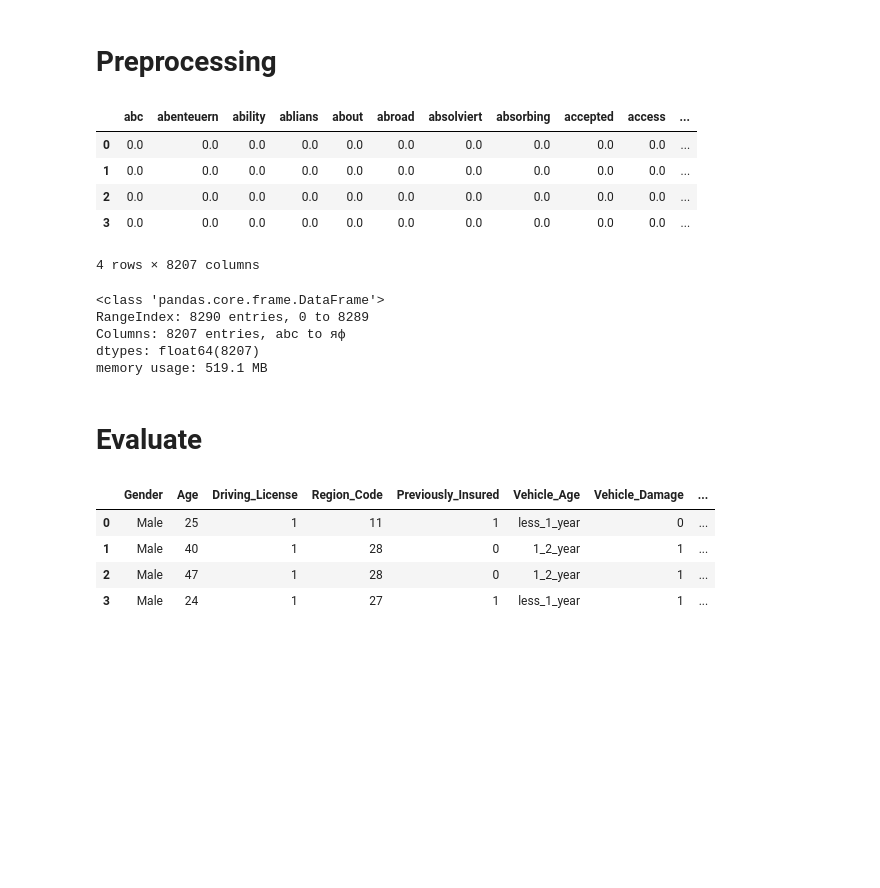
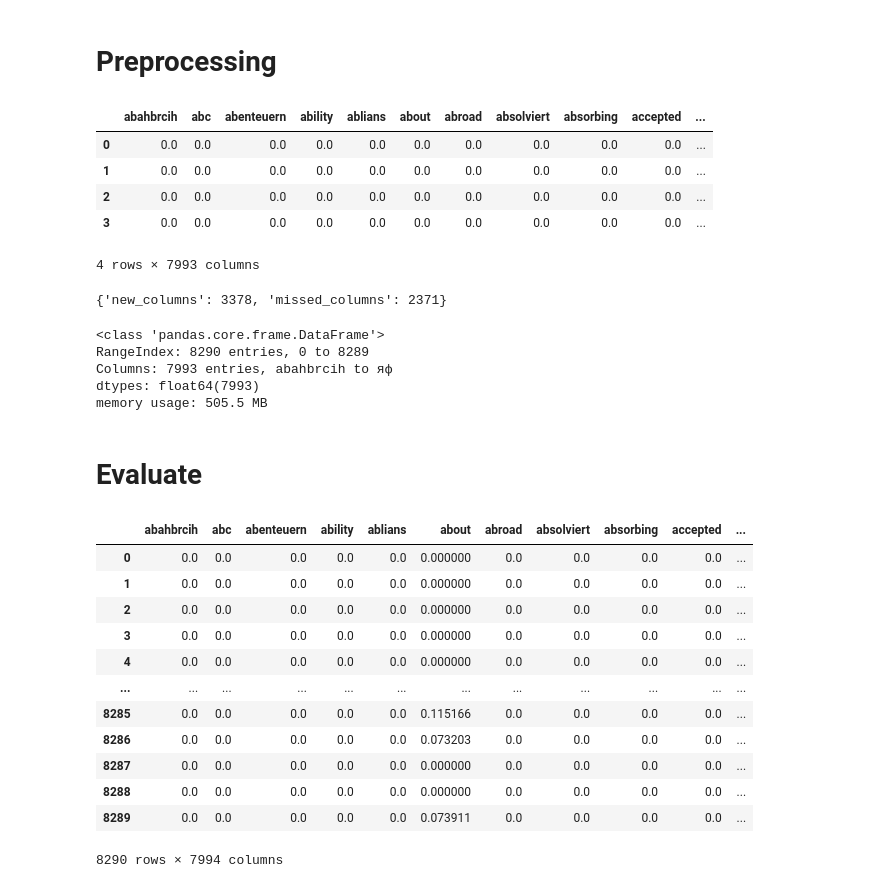
Before and after one commit to Dandarian/ad-creatives-classification-production, a Jupyter notebook: notebooks/02_Evaluate.ipynb, the cells around one changed output. Saved outputs shown, nothing was run; the diff lists cells and outputs as text; code cells hidden in the pictures; blank space fills up the shorter version.

Commit message:
Finalize 02_Evaluate

```diff
--- a/notebooks/02_Evaluate.ipynb
+++ b/notebooks/02_Evaluate.ipynb
@@ -175,7 +176,8 @@ def del_new_add_old_cols(data: pd.DataFrame, old_columns: list) -> None:
     которые есть в листе, но которых нет в датасете
     :param data: исходный датасет
     :param old_columns: список признаков
-    :return: None, изменяет исходный датасет
+    :return: основная задача: изменяет исходный датасет, также
+        возвращает число появившихся признаков и число пропавших признаков
     """
     # Удаляем признаки, которых нет в списке old_columns
     columns_to_remove = [col for col in data.columns if col not in old_columns]
@@ -185,17 +187,21 @@ def del_new_add_old_cols(data: pd.DataFrame, old_columns: list) -> None:
     columns_to_add = [col for col in old_columns if col not in data.columns]
     for col in columns_to_add:
         data[col] = 0.0  # Добавляем признак с нулевыми значениями
+    return {
+        'new_columns': len(columns_to_remove),
+        'missed_columns': len(columns_to_add)
+    }
 
 
-def check_columns_evaluate(data: pd.DataFrame, train_path_proc: str) -> pd.DataFrame:
+def check_columns_evaluate(data: pd.DataFrame, train_proc_path: str) -> pd.DataFrame:
     """
     Проверка на наличие признаков из train и упорядочивание признаков согласно train
     :param data: датасет data_num
-    :param train_path_proc: путь до датасета train
+    :param train_proc_path: путь до датасета train
     :return: датасет с упорядоченными признаками
     """
     # Загружаем только строку с признаками обучающего датасета
-    df_0_row = pd.read_csv(train_path_proc, nrows=0, index_col=0)
+    df_0_row = pd.read_csv(train_proc_path, nrows=0, index_col=0)
     # Переводим в список
     column_sequence = df_0_row.columns.tolist()
 
@@ -204,9 +210,11 @@ def check_columns_evaluate(data: pd.DataFrame, train_path_proc: str) -> pd.DataF
         # вызываем метод, который
         # удалит новые признаки, которых нет в train, и
         # добавит в eval с нулевыми значениями старые признаки из train, которых нет в eval
-        del_new_add_old_cols(data, column_sequence)
+        len_cols = del_new_add_old_cols(data, column_sequence)
+    else:
+        len_cols = {}
     # Упорядочиваем
-    return data[column_sequence]
+    return data[column_sequence], len_cols
 
 
 def pipeline_preprocess(data: pd.DataFrame, **kwargs) -> pd.DataFrame:
@@ -218,41 +226,53 @@ def pipeline_preprocess(data: pd.DataFrame, **kwargs) -> pd.DataFrame:
     # Создание датасета с числовыми признаками методом TF-IDF
     data_num = get_data_num(data)
     # проверка датасета на совпадение с признаками из train
-    data_num = check_columns_evaluate(data_num, kwargs["train_path_proc"])
+    data_num, len_cols = check_columns_evaluate(data_num, kwargs["train_proc_path"])
     data_num.to_csv(kwargs["data_num_checked_cols_path"])
 
-    return data_num
+    return data_num, len_cols
 # %%
-data_eval_num = pipeline_preprocess(data=data_eval_origin, **preproc, **evaluate)
+data_eval_num, len_cols = pipeline_preprocess(data=data_eval_origin, **preproc, **evaluate)
 # %%
 data_eval_num[:4]
 # %% [output]
-|  | abc | abenteuern | ability | ablians | about | abroad | absolviert | absorbing | accepted | access | ... |
+|  | abahbrcih | abc | abenteuern | ability | ablians | about | abroad | absolviert | absorbing | accepted | ... |
 | 0 | 0.0 | 0.0 | 0.0 | 0.0 | 0.0 | 0.0 | 0.0 | 0.0 | 0.0 | 0.0 | ... |
 | 1 | 0.0 | 0.0 | 0.0 | 0.0 | 0.0 | 0.0 | 0.0 | 0.0 | 0.0 | 0.0 | ... |
 | 2 | 0.0 | 0.0 | 0.0 | 0.0 | 0.0 | 0.0 | 0.0 | 0.0 | 0.0 | 0.0 | ... |
 | 3 | 0.0 | 0.0 | 0.0 | 0.0 | 0.0 | 0.0 | 0.0 | 0.0 | 0.0 | 0.0 | ... |
-4 rows × 8207 columns
+4 rows × 7993 columns
+# %%
+len_cols
+# %% [output]
+{'new_columns': 3378, 'missed_columns': 2371}
 # %%
 data_eval_num.info()
 # %% [output]
 <class 'pandas.core.frame.DataFrame'>
 RangeIndex: 8290 entries, 0 to 8289
-Columns: 8207 entries, abc to яф
-dtypes: float64(8207)
-memory usage: 519.1 MB
+Columns: 7993 entries, abahbrcih to яф
+dtypes: float64(7993)
+memory usage: 505.5 MB
 # %% [markdown]
 # Evaluate
 # %%
 model = joblib.load(training['model_path'])
 # %%
 target_column_pred = preproc['target_column_pred']
-data_eval_num[target_column_pred] = model.predict(data_eval_num.values)
+data_eval_num[target_column_pred] = model.predict(data_eval_num)
 # %%
-data_eval_num[:4]
+data_eval_num
 # %% [output]
-|  | Gender | Age | Driving_License | Region_Code | Previously_Insured | Vehicle_Age | Vehicle_Damage | ... |
-| 0 | Male | 25 | 1 | 11 | 1 | less_1_year | 0 | ... |
-| 1 | Male | 40 | 1 | 28 | 0 | 1_2_year | 1 | ... |
-| 2 | Male | 47 | 1 | 28 | 0 | 1_2_year | 1 | ... |
-| 3 | Male | 24 | 1 | 27 | 1 | less_1_year | 1 | ... |
+|  | abahbrcih | abc | abenteuern | ability | ablians | about | abroad | absolviert | absorbing | accepted | ... |
+| 0 | 0.0 | 0.0 | 0.0 | 0.0 | 0.0 | 0.000000 | 0.0 | 0.0 | 0.0 | 0.0 | ... |
+| 1 | 0.0 | 0.0 | 0.0 | 0.0 | 0.0 | 0.000000 | 0.0 | 0.0 | 0.0 | 0.0 | ... |
+| 2 | 0.0 | 0.0 | 0.0 | 0.0 | 0.0 | 0.000000 | 0.0 | 0.0 | 0.0 | 0.0 | ... |
+| 3 | 0.0 | 0.0 | 0.0 | 0.0 | 0.0 | 0.000000 | 0.0 | 0.0 | 0.0 | 0.0 | ... |
+| 4 | 0.0 | 0.0 | 0.0 | 0.0 | 0.0 | 0.000000 | 0.0 | 0.0 | 0.0 | 0.0 | ... |
+| ... | ... | ... | ... | ... | ... | ... | ... | ... | ... | ... | ... |
+| 8285 | 0.0 | 0.0 | 0.0 | 0.0 | 0.0 | 0.115166 | 0.0 | 0.0 | 0.0 | 0.0 | ... |
+| 8286 | 0.0 | 0.0 | 0.0 | 0.0 | 0.0 | 0.073203 | 0.0 | 0.0 | 0.0 | 0.0 | ... |
+| 8287 | 0.0 | 0.0 | 0.0 | 0.0 | 0.0 | 0.000000 | 0.0 | 0.0 | 0.0 | 0.0 | ... |
+| 8288 | 0.0 | 0.0 | 0.0 | 0.0 | 0.0 | 0.000000 | 0.0 | 0.0 | 0.0 | 0.0 | ... |
+| 8289 | 0.0 | 0.0 | 0.0 | 0.0 | 0.0 | 0.073911 | 0.0 | 0.0 | 0.0 | 0.0 | ... |
+8290 rows × 7994 columns
```
Also changed, not shown: parts of 12 cells of this notebook.
